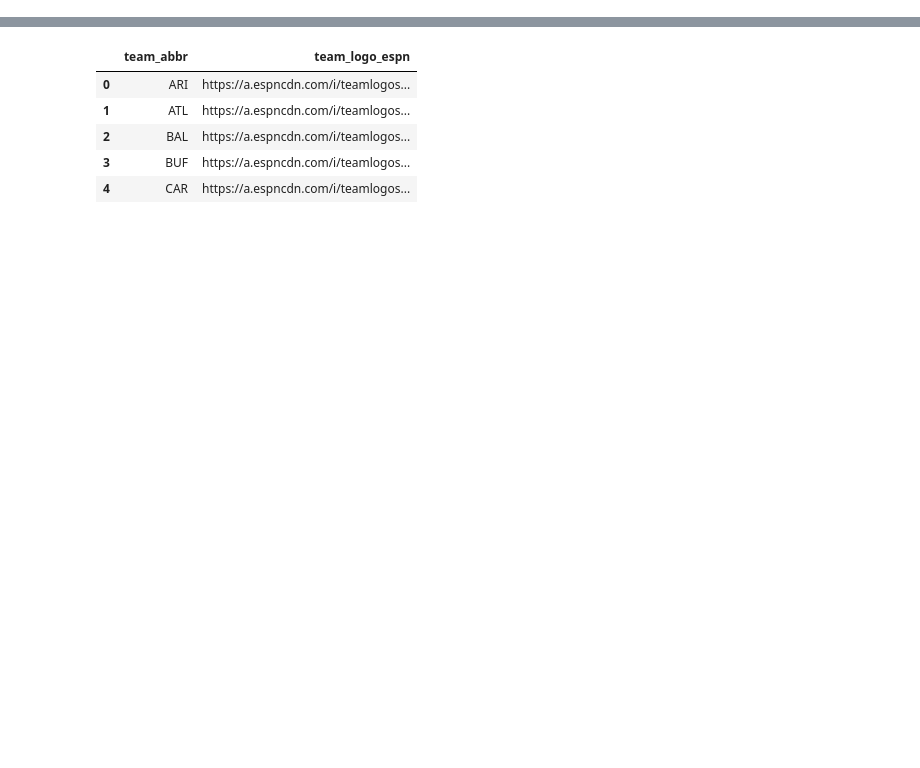
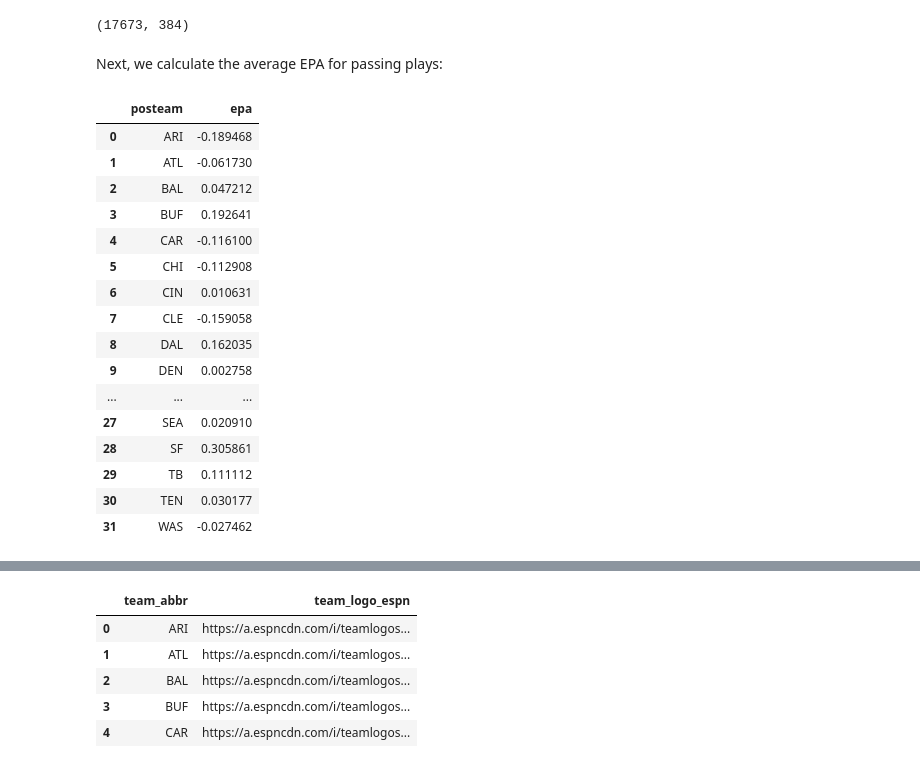
Before and after one commit to carolinadatascience/nfl-metrics-workshop, a Jupyter notebook: nfl-metrics.ipynb, the cells around one changed output, grey strips where cells are left out. Drawn from its saved outputs; the diff is of its cells as text; code cells hidden in the pictures; blank space fills up the shorter version.

```diff
--- a/nfl-metrics.ipynb
+++ b/nfl-metrics.ipynb
@@ -138,0 +78,36 @@ epa
+# %%
+# Filter down for passing and rusing plays
+pbp_rp = pbp[(pbp['pass'] == 1) | (pbp['rush'] == 1)]
+# Remove the rows that contains NULL values
+pbp_rp = pbp_rp.dropna(subset=['epa', 'posteam', 'defteam'])
+pbp_rp.shape
+# %% [output]
+(17673, 384)
+# %% [markdown]
+Next, we calculate the average EPA for passing plays:
+# %%
+# Select only passing plays
+pass_epa = pbp_rp[(pbp_rp['pass'] == 1)]
+# Group the plays by the offensive team running the play
+pass_epa = pass_epa.groupby('posteam')['epa']
+# Calculate the average passing epa for each team
+pass_epa = pass_epa.mean()
+pass_epa.reset_index()
+# %% [output]
+|  | posteam | epa |
+| 0 | ARI | -0.189468 |
+| 1 | ATL | -0.061730 |
+| 2 | BAL | 0.047212 |
+| 3 | BUF | 0.192641 |
+| 4 | CAR | -0.116100 |
+| 5 | CHI | -0.112908 |
+| 6 | CIN | 0.010631 |
+| 7 | CLE | -0.159058 |
+| 8 | DAL | 0.162035 |
+| 9 | DEN | 0.002758 |
+| ... | ... | ... |
+| 27 | SEA | 0.020910 |
+| 28 | SF | 0.305861 |
+| 29 | TB | 0.111112 |
+| 30 | TEN | 0.030177 |
+| 31 | WAS | -0.027462 |
```
Also changed, not shown: parts of 42 cells of this notebook.
